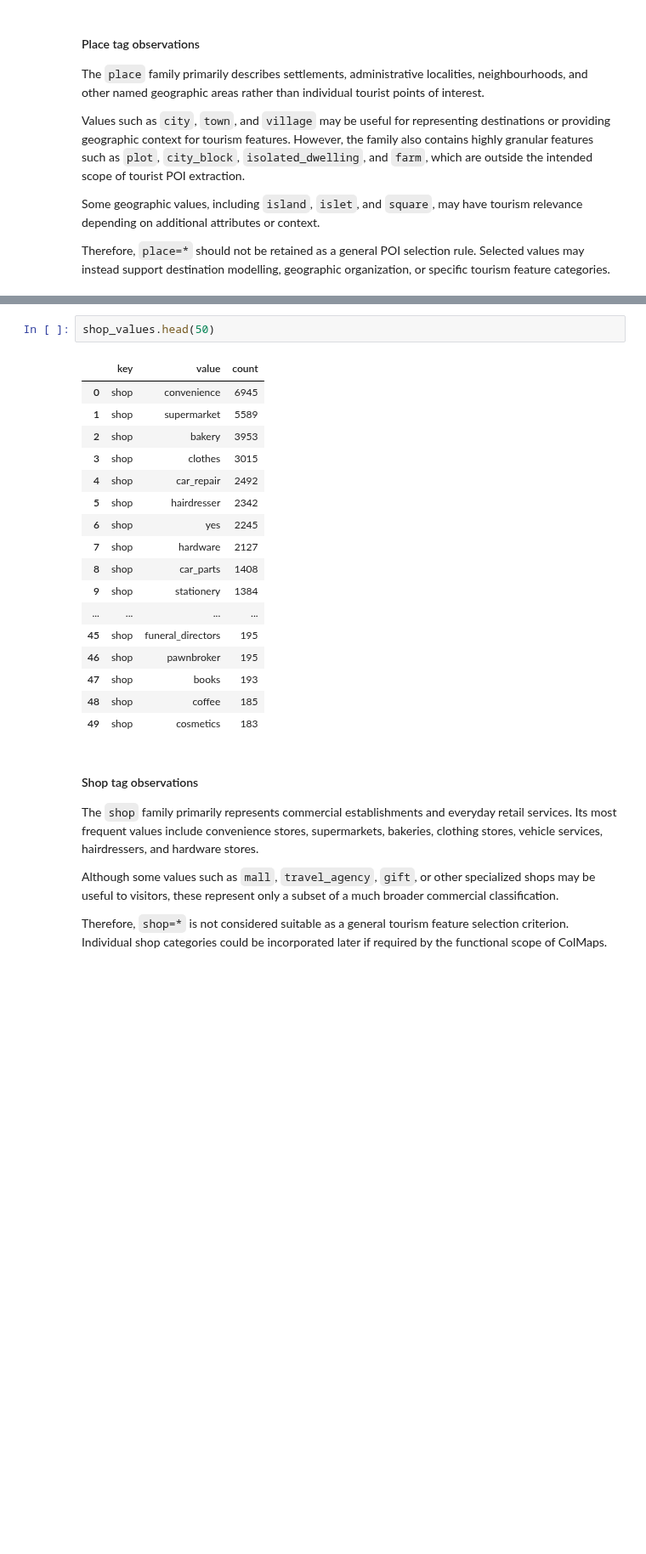
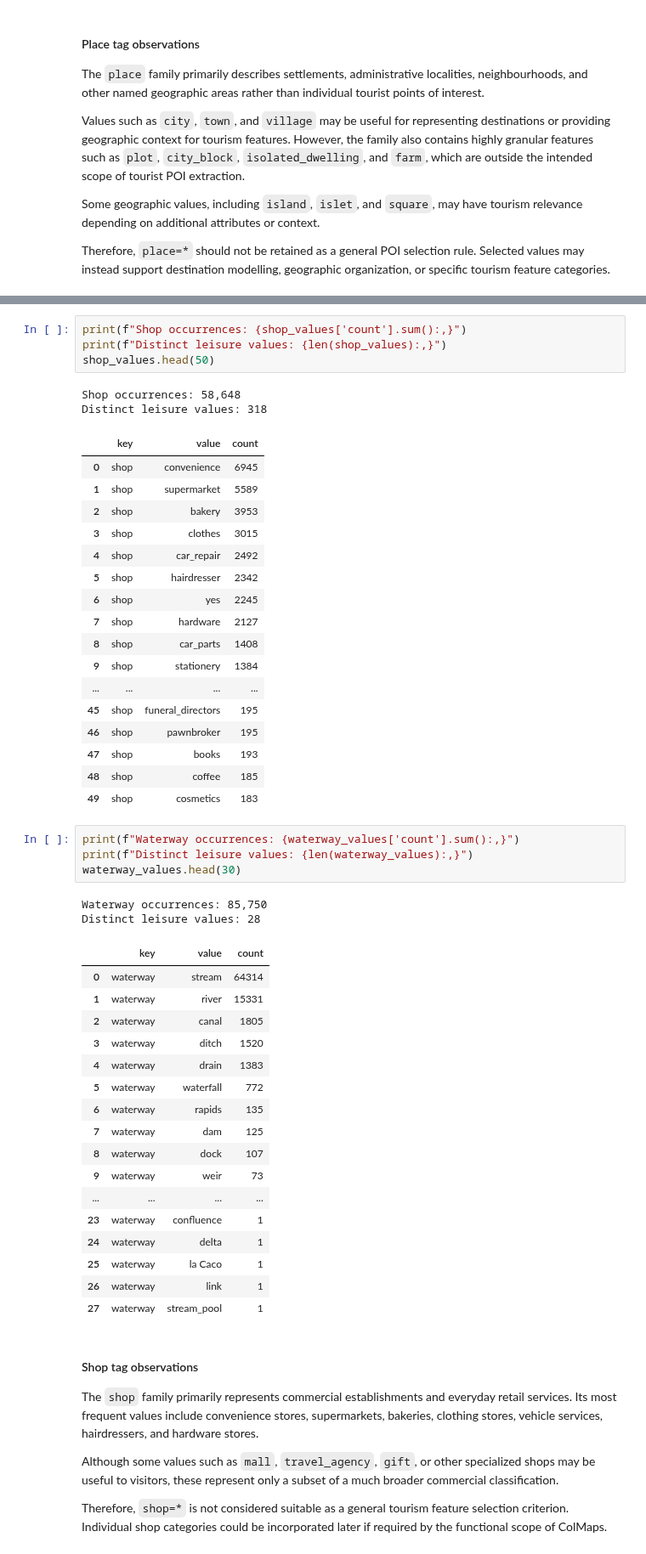
Before and after one commit to LucasEspitia/ColMaps, a Jupyter notebook: data-pipeline/notebooks/01_inspect_osm.ipynb, the cells around one changed output, grey strips where cells are left out. Shown at 85% size. Saved outputs shown, nothing was run; the diff lists cells and outputs as text; blank space fills up the shorter version.

```diff
--- a/data-pipeline/notebooks/01_inspect_osm.ipynb
+++ b/data-pipeline/notebooks/01_inspect_osm.ipynb
@@ -611,8 +614,12 @@ man_made_values.head(50)
 | 48 | man_made | windmill | 17 |
 | 49 | man_made | windpump | 15 |
 # %%
+print(f"Shop occurrences: {shop_values['count'].sum():,}")
+print(f"Distinct leisure values: {len(shop_values):,}")
 shop_values.head(50)
 # %% [output]
+Shop occurrences: 58,648
+Distinct leisure values: 318
 |  | key | value | count |
 | 0 | shop | convenience | 6945 |
 | 1 | shop | supermarket | 5589 |
@@ -630,6 +637,30 @@ shop_values.head(50)
 | 47 | shop | books | 193 |
 | 48 | shop | coffee | 185 |
 | 49 | shop | cosmetics | 183 |
+# %%
+print(f"Waterway occurrences: {waterway_values['count'].sum():,}")
+print(f"Distinct leisure values: {len(waterway_values):,}")
+waterway_values.head(30)
+# %% [output]
+Waterway occurrences: 85,750
+Distinct leisure values: 28
+|  | key | value | count |
+| 0 | waterway | stream | 64314 |
+| 1 | waterway | river | 15331 |
+| 2 | waterway | canal | 1805 |
+| 3 | waterway | ditch | 1520 |
+| 4 | waterway | drain | 1383 |
+| 5 | waterway | waterfall | 772 |
+| 6 | waterway | rapids | 135 |
+| 7 | waterway | dam | 125 |
+| 8 | waterway | dock | 107 |
+| 9 | waterway | weir | 73 |
+| ... | ... | ... | ... |
+| 23 | waterway | confluence | 1 |
+| 24 | waterway | delta | 1 |
+| 25 | waterway | la Caco | 1 |
+| 26 | waterway | link | 1 |
+| 27 | waterway | stream_pool | 1 |
 # %% [markdown]
 #### Shop tag observations
 
```
Also changed, not shown: parts of 2 cells of this notebook, 2 other files.
